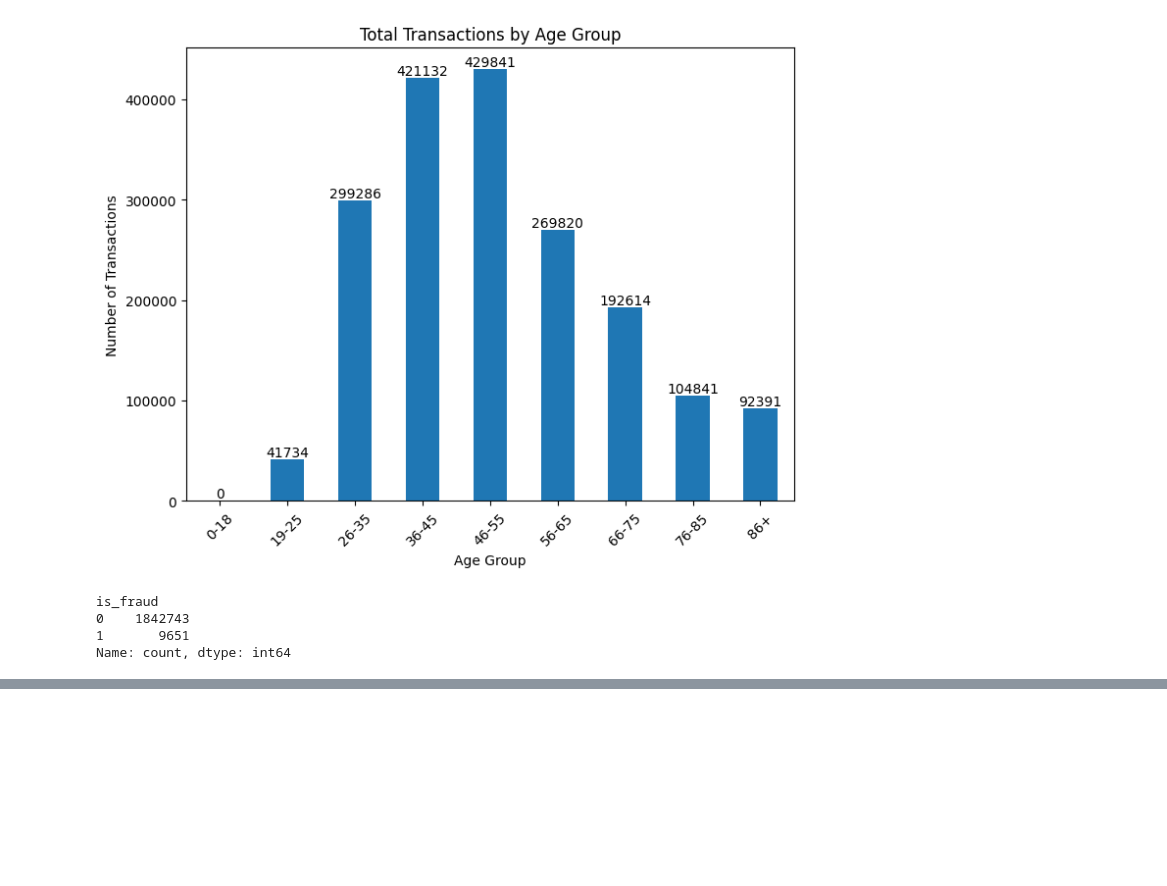
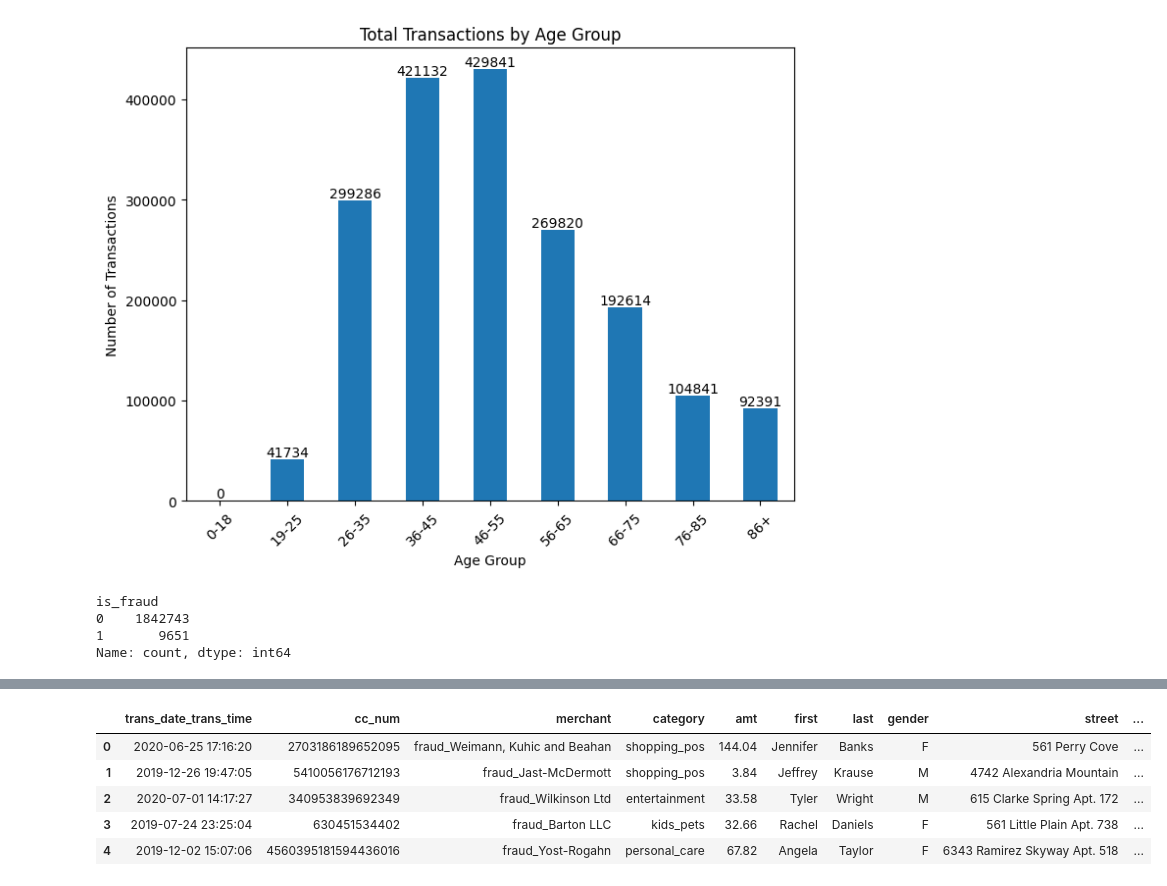
Before and after one commit to newguy7/DataScienceProjects, a Jupyter notebook: Credit_Card_Transactions_Fraud_Detection.ipynb, the cells around one changed output, grey strips where cells are left out. Saved outputs shown, nothing was run; the diff lists cells and outputs as text; code cells hidden in the pictures; blank space fills up the shorter version.

```diff
--- a/Credit_Card_Transactions_Fraud_Detection.ipynb
+++ b/Credit_Card_Transactions_Fraud_Detection.ipynb
@@ -290,0 +302,9 @@ Name: count, dtype: int64
+# %%
+clean_df.head()
+# %% [output]
+|  | trans_date_trans_time | cc_num | merchant | category | amt | first | last | gender | street | ... |
+| 0 | 2020-06-25 17:16:20 | 2703186189652095 | fraud_Weimann, Kuhic and Beahan | shopping_pos | 144.04 | Jennifer | Banks | F | 561 Perry Cove | ... |
+| 1 | 2019-12-26 19:47:05 | 5410056176712193 | fraud_Jast-McDermott | shopping_pos | 3.84 | Jeffrey | Krause | M | 4742 Alexandria Mountain | ... |
+| 2 | 2020-07-01 14:17:27 | 340953839692349 | fraud_Wilkinson Ltd | entertainment | 33.58 | Tyler | Wright | M | 615 Clarke Spring Apt. 172 | ... |
+| 3 | 2019-07-24 23:25:04 | 630451534402 | fraud_Barton LLC | kids_pets | 32.66 | Rachel | Daniels | F | 561 Little Plain Apt. 738 | ... |
+| 4 | 2019-12-02 15:07:06 | 4560395181594436016 | fraud_Yost-Rogahn | personal_care | 67.82 | Angela | Taylor | F | 6343 Ramirez Skyway Apt. 518 | ... |
```
Also changed, not shown: parts of 6 cells of this notebook.
